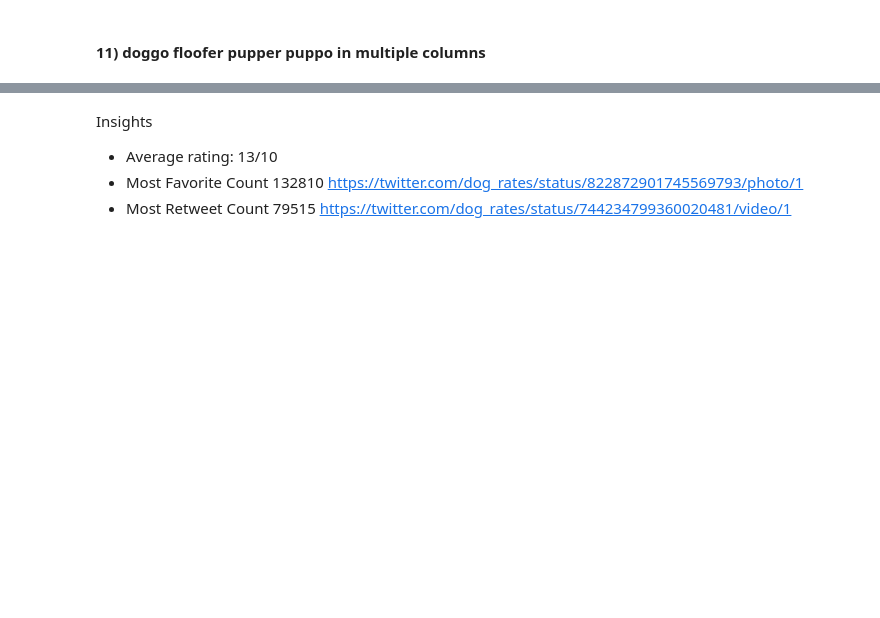
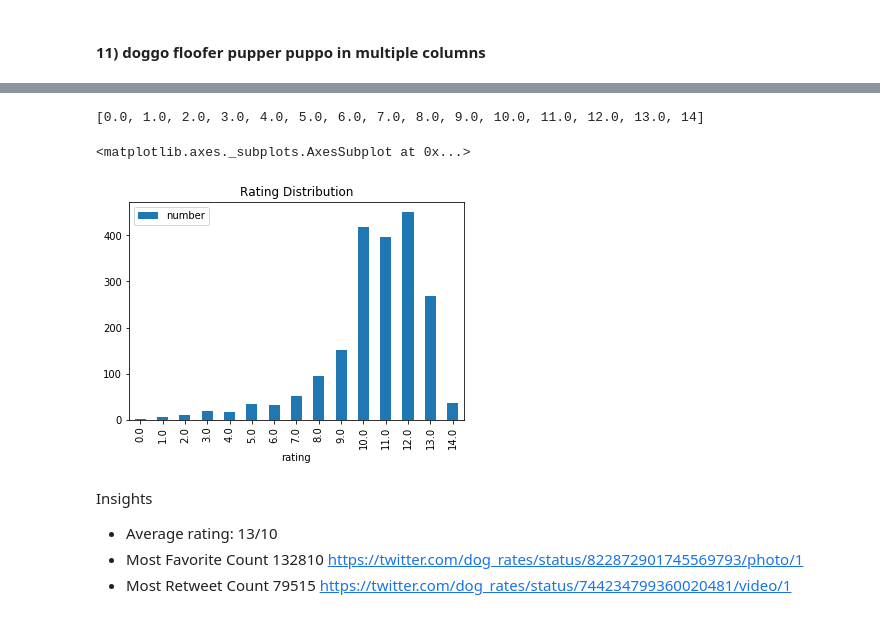
Before and after one commit to kevingreenb/Data-Wrangle, a Jupyter notebook: wrangle_act.ipynb, the cells around one changed output, grey strips where cells are left out. Drawn from its saved outputs; the diff is of its cells as text; code cells hidden in the pictures; blank space fills up the shorter version.

```diff
--- a/Untitled.ipynb
+++ b/wrangle_act.ipynb
@@ -324,8 +415,11 @@ archive_copy=archive_copy[archive.retweeted_status_id.isnull()]
 # %%
-archive_copy.rating_numerator=archive_copy.rating_numerator.replace('1776','13')
-archive_copy.rating_numerator=archive_copy.rating_numerator.replace('420','13')
-archive_copy.rating_numerator=archive_copy.rating_numerator.replace('204','13')
-archive_copy.rating_numerator=archive_copy.rating_numerator.replace('165','13')
-archive_copy.rating_numerator=archive_copy.rating_numerator.replace('144','13')
-archive_copy.rating_numerator=archive_copy.rating_numerator.replace('143','13')
-archive_copy.rating_numerator=archive_copy.rating_numerator.replace('121','13')
+archive_copy.rating_numerator=archive_copy.rating_numerator.replace(1776,13)
+archive_copy.rating_numerator=archive_copy.rating_numerator.replace(960,13)
+archive_copy.rating_numerator=archive_copy.rating_numerator.replace(666,13)
+archive_copy.rating_numerator=archive_copy.rating_numerator.replace(420,13)
+archive_copy.rating_numerator=archive_copy.rating_numerator.replace(204,13)
+archive_copy.rating_numerator=archive_copy.rating_numerator.replace(182,13)
+archive_copy.rating_numerator=archive_copy.rating_numerator.replace(165,13)
+archive_copy.rating_numerator=archive_copy.rating_numerator.replace(144,13)
+archive_copy.rating_numerator=archive_copy.rating_numerator.replace(143,13)
+archive_copy.rating_numerator=archive_copy.rating_numerator.replace(121,13)
@@ -355,2 +544,2 @@ master_data=pd.merge(master_data,api_copy,on='tweet_id',how='left')
 # %%
-master_data=master_data.drop(['in_reply_to_status_id','in_reply_to_user_id'],axis=1)
+master_data=master_data.drop(['in_reply_to_status_id','in_reply_to_user_id','retweeted_status_id','retweeted_status_user_id','retweeted_status_timestamp'],axis=1)
@@ -368,3 +619,21 @@ master_data=master_data.drop(['doggo','floofer','pupper','puppo'],axis=1)
+# %%
+x_values=[0.,  1.,  2.,  3.,  4.,  5.,  6.,  7.,  8.,  9., 10., 11., 12.,
+       13., 14]
+x_values
+# %% [output]
+[0.0, 1.0, 2.0, 3.0, 4.0, 5.0, 6.0, 7.0, 8.0, 9.0, 10.0, 11.0, 12.0, 13.0, 14]
+# %%
+analysis=pd.DataFrame(columns=['rating','number','retweet','favorite'])
+analysis['rating']=x_values
+for x in rating_analyze['rating']:
+    this_df=master_data[master_data.rating_numerator==x]
+    analysis.loc[rating_analyze.rating==x,'number']=this_df['tweet_id'].count()
+    analysis.loc[rating_analyze.rating==x,'retweet']=this_df.retweet_count.mean()
+    analysis.loc[rating_analyze.rating==x,'favorite']=this_df.favorite_count.mean()
+analysis[['rating','number']].plot(x='rating',kind='bar', title='Rating Distribution')
+# %% [output]
+<matplotlib.axes._subplots.AxesSubplot at 0x...>
+[figure, added]
 # %% [markdown]
 Insights
 - Average rating: 13/10
```
Also changed, not shown: parts of 60 cells of this notebook, 3 other files.
